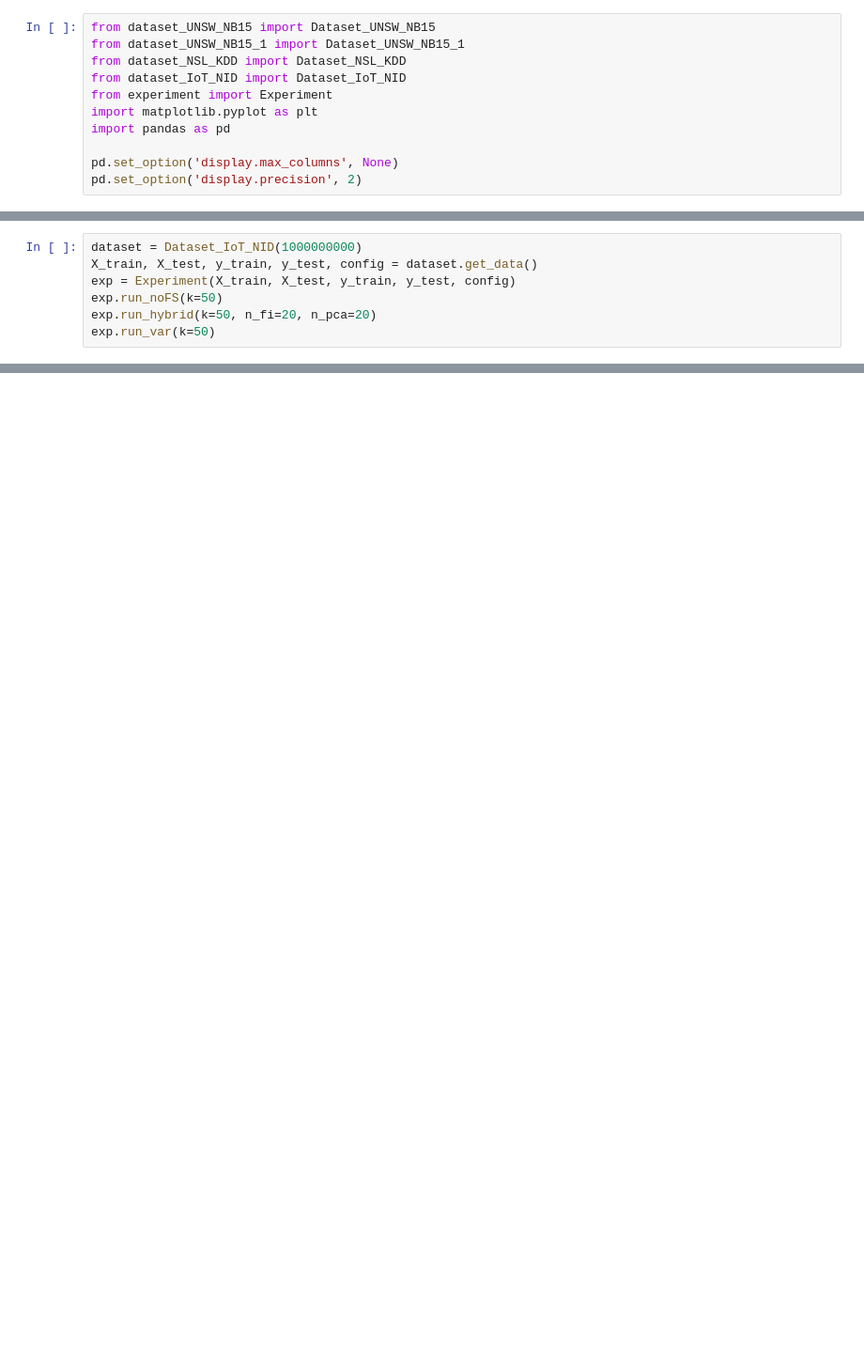
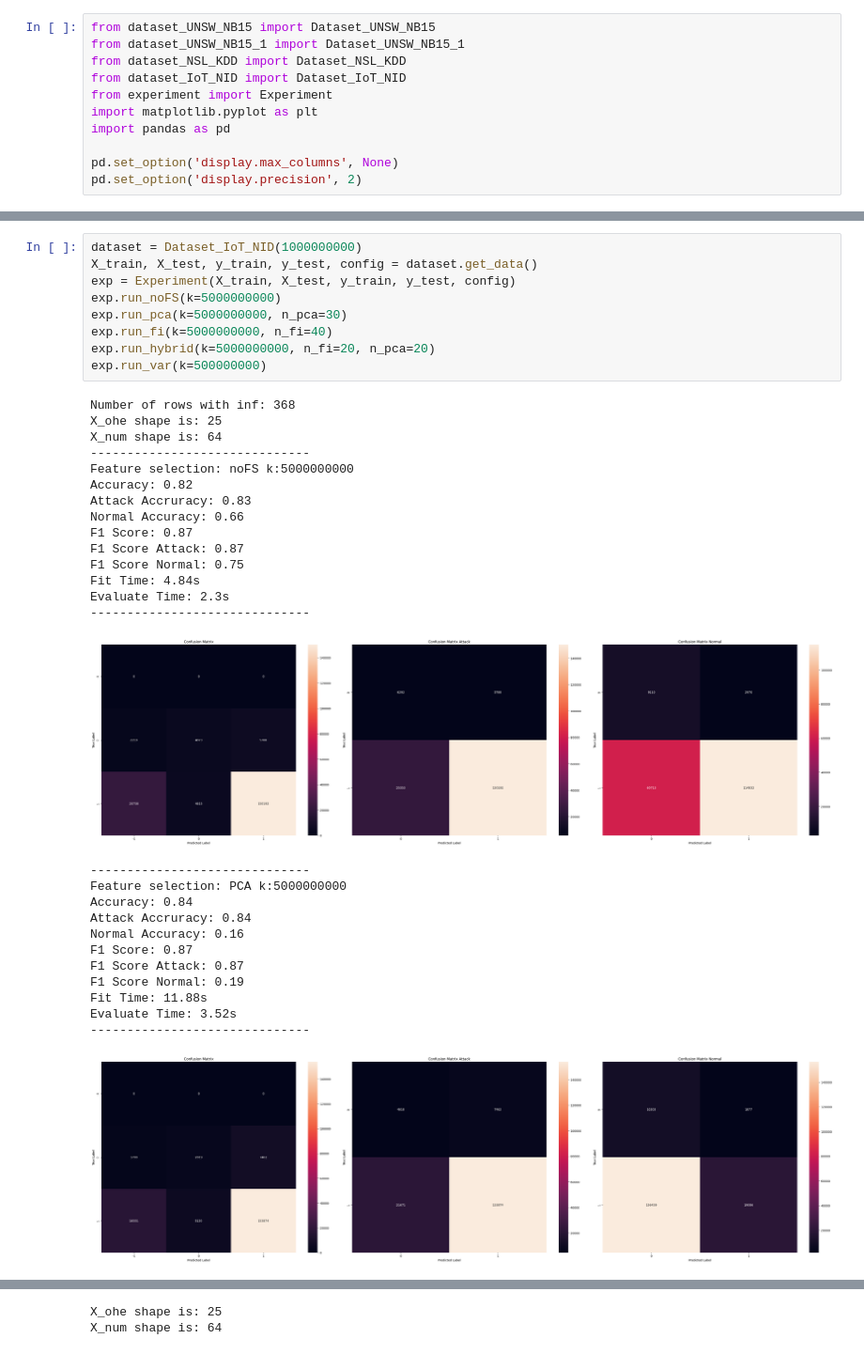
Before and after one commit to Sugata10723/IDS_IoT, a Jupyter notebook: main.ipynb, the cells around one changed output, grey strips where cells are left out. Shown at 94% size. Saved outputs shown, nothing was run; the diff lists cells and outputs as text; blank space fills up the shorter version.

```diff
--- a/main.ipynb
+++ b/main.ipynb
@@ -46,7 +164,37 @@ Evaluate Time: 0.22
 # %%
 dataset = Dataset_IoT_NID(1000000000)
 X_train, X_test, y_train, y_test, config = dataset.get_data()
 exp = Experiment(X_train, X_test, y_train, y_test, config)
-exp.run_noFS(k=50)
-exp.run_hybrid(k=50, n_fi=20, n_pca=20)
-exp.run_var(k=50)
+exp.run_noFS(k=5000000000)
+exp.run_pca(k=5000000000, n_pca=30)
+exp.run_fi(k=5000000000, n_fi=40)
+exp.run_hybrid(k=5000000000, n_fi=20, n_pca=20)
+exp.run_var(k=500000000)
+# %% [output]
+Number of rows with inf: 368
+X_ohe shape is: 25
+X_num shape is: 64
+------------------------------
+Feature selection: noFS k:5000000000
+Accuracy: 0.82
+Attack Accruracy: 0.83
+Normal Accuracy: 0.66
+F1 Score: 0.87
+F1 Score Attack: 0.87
+F1 Score Normal: 0.75
+Fit Time: 4.84s
+Evaluate Time: 2.3s
+------------------------------
+[figure, added]
+------------------------------
+Feature selection: PCA k:5000000000
+Accuracy: 0.84
+Attack Accruracy: 0.84
+Normal Accuracy: 0.16
+F1 Score: 0.87
+F1 Score Attack: 0.87
+F1 Score Normal: 0.19
+Fit Time: 11.88s
+Evaluate Time: 3.52s
+------------------------------
+[figure, added]
@@ -52,0 +225,2 @@ exp.run_var(k=50)
+X_ohe shape is: 25
+X_num shape is: 64
```
Also changed, not shown: parts of 4 cells of this notebook, 4 other files.
